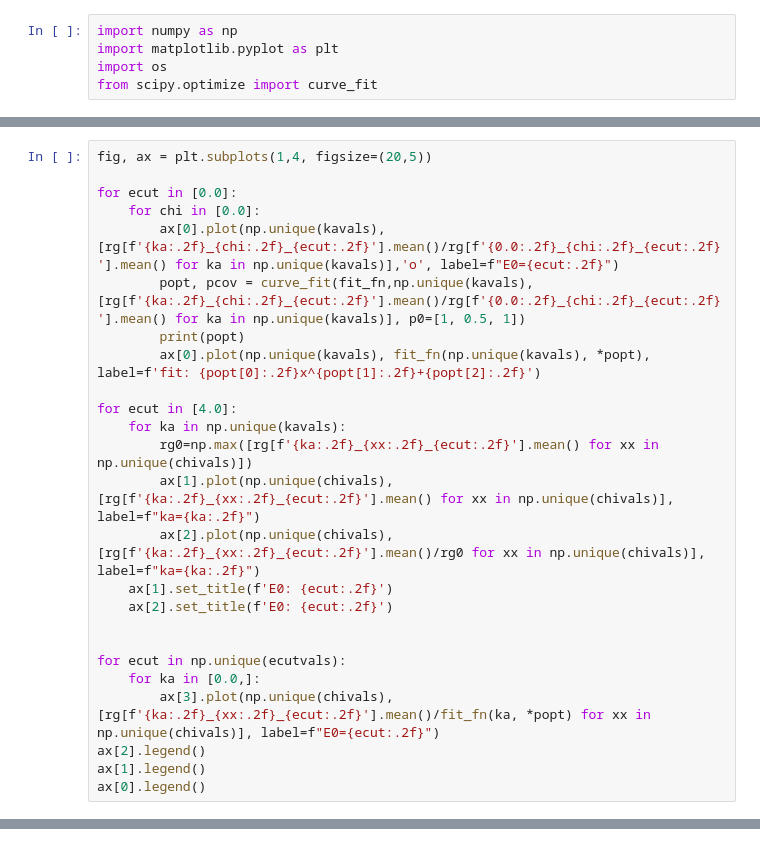
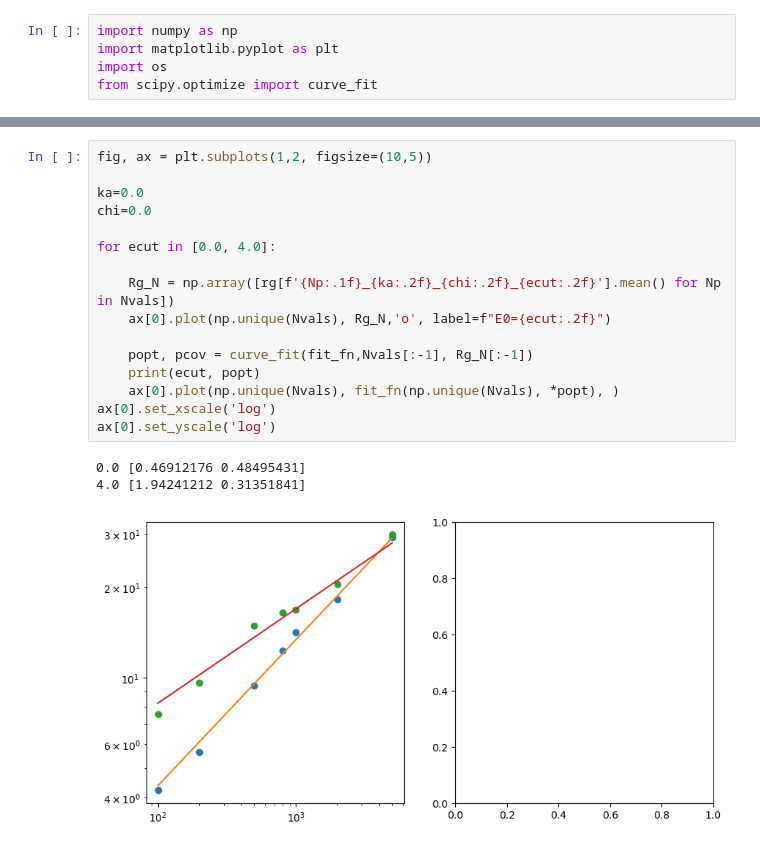
Before and after one commit to s-brahmachari/PolymerCrowderInteractions, a Jupyter notebook: Rg_analysis.ipynb, the cells around one changed output, grey strips where cells are left out. Saved outputs shown, nothing was run; the diff lists cells and outputs as text.

```diff
--- a/Rg_analysis.ipynb
+++ b/Rg_analysis.ipynb
@@ -69,26 +63 @@ def fit_fn(x, a, b, c):
     # return a * (1 - np.exp(-b * x)) + c
-# %%
-fig, ax = plt.subplots(1,4, figsize=(20,5))
-
-for ecut in [0.0]:
-    for chi in [0.0]:
-        ax[0].plot(np.unique(kavals), [rg[f'{ka:.2f}_{chi:.2f}_{ecut:.2f}'].mean()/rg[f'{0.0:.2f}_{chi:.2f}_{ecut:.2f}'].mean() for ka in np.unique(kavals)],'o', label=f"E0={ecut:.2f}")
-        popt, pcov = curve_fit(fit_fn,np.unique(kavals), [rg[f'{ka:.2f}_{chi:.2f}_{ecut:.2f}'].mean()/rg[f'{0.0:.2f}_{chi:.2f}_{ecut:.2f}'].mean() for ka in np.unique(kavals)], p0=[1, 0.5, 1])
-        print(popt)
-        ax[0].plot(np.unique(kavals), fit_fn(np.unique(kavals), *popt), label=f'fit: {popt[0]:.2f}x^{popt[1]:.2f}+{popt[2]:.2f}')
-
-for ecut in [4.0]:
-    for ka in np.unique(kavals):
-        rg0=np.max([rg[f'{ka:.2f}_{xx:.2f}_{ecut:.2f}'].mean() for xx in np.unique(chivals)])
-        ax[1].plot(np.unique(chivals), [rg[f'{ka:.2f}_{xx:.2f}_{ecut:.2f}'].mean() for xx in np.unique(chivals)], label=f"ka={ka:.2f}")
-        ax[2].plot(np.unique(chivals), [rg[f'{ka:.2f}_{xx:.2f}_{ecut:.2f}'].mean()/rg0 for xx in np.unique(chivals)], label=f"ka={ka:.2f}")
-    ax[1].set_title(f'E0: {ecut:.2f}')
-    ax[2].set_title(f'E0: {ecut:.2f}')
-
-
-for ecut in np.unique(ecutvals):
-    for ka in [0.0,]:
-        ax[3].plot(np.unique(chivals), [rg[f'{ka:.2f}_{xx:.2f}_{ecut:.2f}'].mean()/fit_fn(ka, *popt) for xx in np.unique(chivals)], label=f"E0={ecut:.2f}")
-ax[2].legend()
-ax[1].legend()
-ax[0].legend()
@@ -98,0 +64,20 @@ ax[0].legend()
+# %%
+fig, ax = plt.subplots(1,2, figsize=(10,5))
+
+ka=0.0
+chi=0.0
+
+for ecut in [0.0, 4.0]:
+
+    Rg_N = np.array([rg[f'{Np:.1f}_{ka:.2f}_{chi:.2f}_{ecut:.2f}'].mean() for Np in Nvals])
+    ax[0].plot(np.unique(Nvals), Rg_N,'o', label=f"E0={ecut:.2f}")
+
+    popt, pcov = curve_fit(fit_fn,Nvals[:-1], Rg_N[:-1])
+    print(ecut, popt)
+    ax[0].plot(np.unique(Nvals), fit_fn(np.unique(Nvals), *popt), )
+ax[0].set_xscale('log')
+ax[0].set_yscale('log')
+# %% [output]
+0.0 [0.46912176 0.48495431]
+4.0 [1.94241212 0.31351841]
+[figure, added]
```
Also changed, not shown: parts of 8 cells of this notebook, 3 other files.
